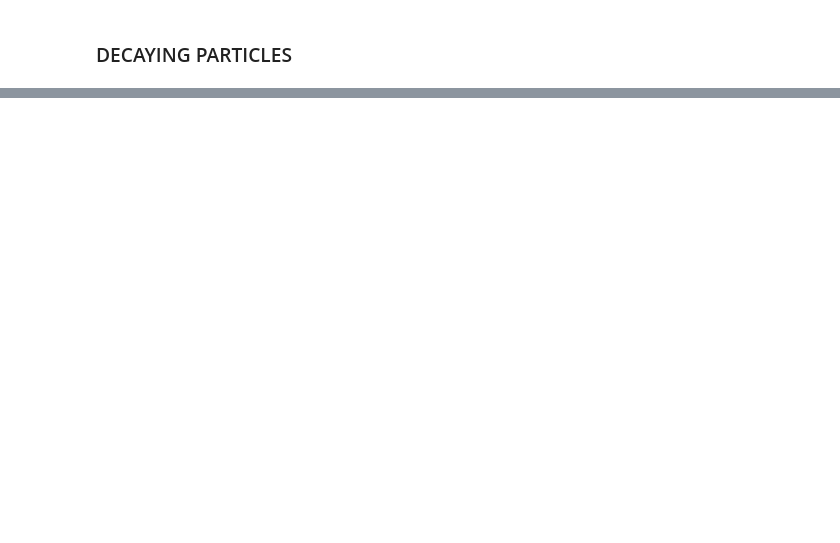
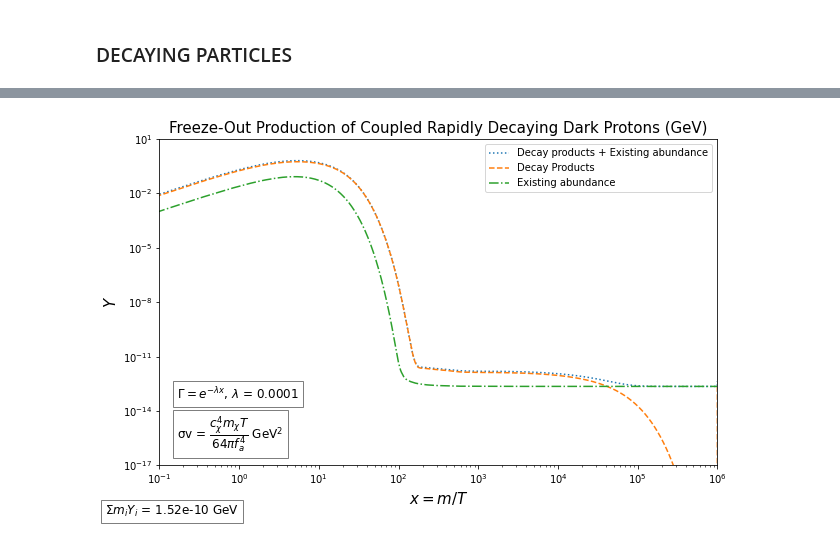
Before and after one commit to IgalPress/Thesis, a Jupyter notebook: FreezeOutCode.ipynb, the cells around one changed output, grey strips where cells are left out. Cells and saved outputs as stored; diff of their text form; code cells hidden in the pictures; blank space fills up the shorter version.

```diff
--- a/FreezeOutCode.ipynb
+++ b/FreezeOutCode.ipynb
@@ -274,28 +285,73 @@ plt.legend()
 # %%
-import matplotlib.pyplot as plt
+# Integration setup
+particles = ["Proton", "Neutron", "NeutralPion", "ChargedPion","Lambda", "NeutralKaon", "ChargedKaon"]
 
-# Define x-axis (assuming x_eval corresponds to time or temperature ratio)
-x_values = x_eval
+x_min, x_max = 1e-2, 1e6
+x_eval = np.logspace(np.log10(x_min), np.log10(x_max), 10000)
 
-# Create the plot
+# Plot equilibrium abundance
+xx = np.logspace(np.log10(x_min), np.log10(1000), 10000)
+#plt.loglog(xx, Y_EQ(xx, 'Proton'), 'c', label=r'$Y_{\rm eq}$, Proton')
 plt.figure(figsize=(10, 6))
 
-# Plot each final abundance
-plt.plot(x_values, final_Proton_abundance, label="Proton", linestyle='-', color='b')
-plt.plot(x_values, final_Neutron_abundance, label="Neutron", linestyle='--', color='g')
-plt.plot(x_values, final_NeutralPion_abundance, label="Neutral Pion", linestyle='-.', color='r')
-plt.plot(x_values, final_ChargedPion_abundance, label="Charged Pion", linestyle=':', color='m')
 
-# Set logarithmic scale for better visualization
-plt.xscale('log')
-plt.yscale('log')
+FreezeOutNumber = np.zeros((len(particles), len(x_eval)))
+Y_values_array = []
+masses = np.array([])
 
-# Labels and title
-plt.xlabel("x (T/M)")
-plt.ylabel("Y (Abundance)")
-plt.title("Final Abundances of Particles After Decay Contributions")
+for particle in particles:
+    mass = particle_mass.get(particle, 1)
+
+    sol = integrate.solve_ivp(
+        lambda x, logY: dYdx_logdynamic(x, logY, particle),
+        (x_min, x_max),
+        [np.log(np.array(Y_EQ(x_min, particle)))],
+        method='BDF',
+        t_eval=x_eval,
+        rtol=1e-2,
+        atol=1e-2,
+        jac = None
+    )
+
+    # Convert back from log space
+    Y_values = np.exp(sol.y[0])
+
+    if particle in decay_products:
+        Y_values_decay = Y_values * AvgDecayRate(x_eval)
+        if np.any(Y_values_decay < 0):
+            print("Warning: Decay contribution is negative! Check your decay model.")
+        for products in decay_products[particle]:
+            for product in products:
+                idx = particles.index(product)
+                initial_Proton_abundance = FreezeOutNumber[particles.index("Proton")].copy()
+
+                FreezeOutNumber[particles.index("Proton")] += 0.5 * Y_values_decay
+
+        #plt.loglog(sol.t, FreezeOutNumber[idx, :], label=f'{particle}',linestyle=linestyles.get(particle, "-"))
+
+    Y_values_array.append(Y_values)
+    FreezeOutNumber[:, -1] = Y_values[-1]
+    masses = np.append(masses, mass)
+
+
+Total_Proton = FreezeOutNumber[particles.index("Proton")] + Y_values_array[particles.index('Proton')]
+
+plt.loglog(x_eval, Total_Proton, label = 'Decay products + Existing abundance', linestyle = ':')
+plt.loglog(x_eval, FreezeOutNumber[particles.index("Proton")], label = 'Decay Products', linestyle = '--')
+plt.loglog(x_eval, Y_values_array[particles.index('Proton')], label = 'Existing abundance', linestyle = '-.')
+#print('masses = ', masses)
+#print('fz', FreezeOutNumber)
+#print(f'Σm_i*Y_i = {np.sum(np.multiply(masses,FreezeOutNumber))} GeV')
+
+plt.gcf().text(0.15, 0.15, r"σv = $\dfrac{c_{χ}^{4} m_χT}{64πf_a^4} $ GeV$^{2}$", fontsize=12, ha='left', va='bottom', bbox=dict(facecolor='white', alpha=0.5))
+plt.gcf().text(0.15, 0.27, rf"$\Gamma = e^{{-\lambda x}}$, $\lambda$ = {DecayConstant}", fontsize=12, ha='left', va='bottom', bbox=dict(facecolor='white', alpha=0.5))
+plt.gcf().text(0.05, 0.001, rf"$\Sigma m_{{i}}Y_{{i}}$ = {format(np.sum(np.multiply(masses, FreezeOutNumber[:,-1])), '.2e')} GeV", fontsize=12, ha='left', va='bottom', bbox=dict(facecolor='white', alpha=0.5))
+
+plt.ylim(1E-17,10)
+plt.xlim(0.1,x_max)
+plt.xlabel('$x = m/T$', size= 15)
+plt.ylabel('$Y$', size= 15)
+plt.title('Freeze-Out Production of Coupled Rapidly Decaying Dark Protons (GeV)', size= 15)
 plt.legend()
-
-# Show the plot
-plt.show()
+#plt.savefig('CoupledFreezeOutExample.png', facecolor = 'w')
 # %% [output]
@@ -304,3 +359,4 @@ NameError: name 'final_Proton_abundance' is not defined
+[figure, added]
 # %%
 def lightdom(x):
     return x**(-4)
```
Also changed, not shown: parts of 5 cells of this notebook.
